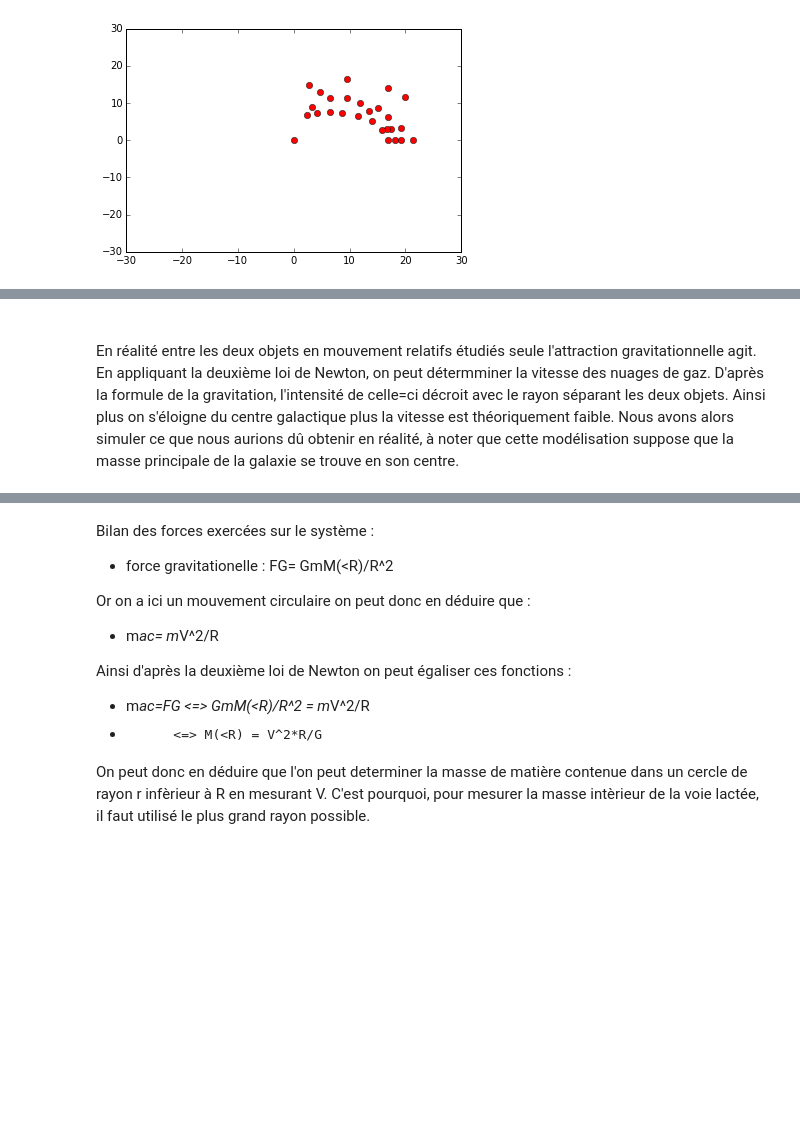
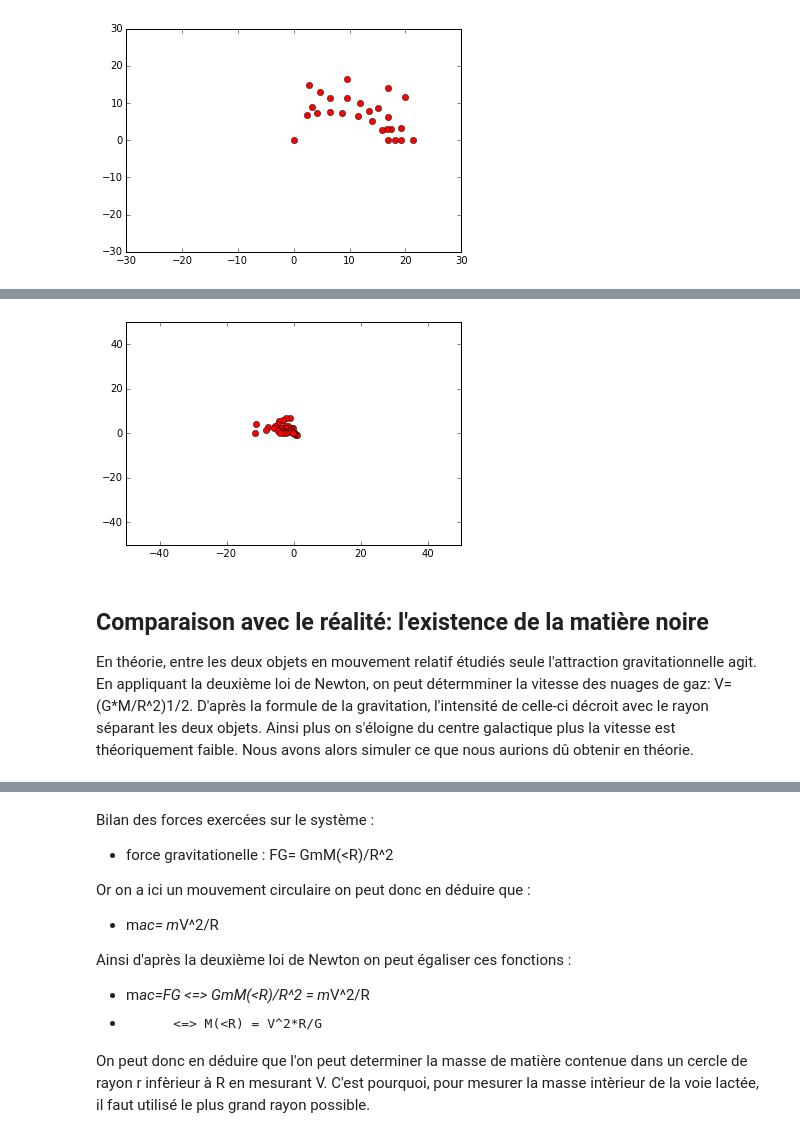
Before and after one commit to ARE-UPMC/are-gravite-2017-black-matiere, a Jupyter notebook: Rapport Final.ipynb, the cells around one changed output, grey strips where cells are left out. Drawn from its saved outputs; the diff is of its cells as text; code cells hidden in the pictures; blank space fills up the shorter version.

```diff
--- a/Rapport Final.ipynb
+++ b/Rapport Final.ipynb
@@ -744,3 +806,70 @@ plt.show()
 [21.3965517241, 19.185714285700001, 18.089743589739999, 16.84821428571, 19.129439698669103, 17.482041753888875, 16.730296687711579, 15.810809137858925, 16.948999480005881, 14.080686550584252, 19.94047 ...
 [0.0, 0.0, 0.0, 0.0, 3.3730363447109708, 3.082555639082543, 2.9500027013010151, 2.787872237836472, 6.1689313113154816, 5.124950782445115, 11.512638151873892, 8.6943028949298427, 7.7712523942429392, 6. ...
 [figure]
+# %%
+#Quadrant III
+%matplotlib inline
+print((positiongaz(180,0)))
+print((positiongaz(190,3)))
+print((positiongaz(190,11)))
+print((positiongaz(200,-8)))
+print((positiongaz(200,10)))
+print((positiongaz(200,26)))
+print((positiongaz(210,15)))
+print((positiongaz(210,26)))
+print((positiongaz(210,41)))
+print((positiongaz(220,4)))
+print((positiongaz(220,17)))
+print((positiongaz(220,33)))
+print((positiongaz(220,43)))
+print((positiongaz(220,58)))
+print((positiongaz(230,4)))
+print((positiongaz(230,19)))
+print((positiongaz(230,38)))
+print((positiongaz(230,51)))
+print((positiongaz(230,69)))
+print((positiongaz(240,19)))
+print((positiongaz(240,67)))
+print((positiongaz(240,84)))
+print((positiongaz(250,11)))
+print((positiongaz(250,20)))
+print((positiongaz(250,62)))
+print((positiongaz(250,75)))
+print((positiongaz(250,90)))
+print((positiongaz(250,103)))
+print((positiongaz(250,122)))
+print((positiongaz(260,11)))
+print((positiongaz(260,47)))
+print((positiongaz(260,57)))
+print((positiongaz(260,81)))
+print((positiongaz(260,110)))
+print((positiongaz(270,-3)))
+print((positiongaz(270,6)))
+print((positiongaz(270,47)))
+print((positiongaz(270,60)))
+print((positiongaz(270,73)))
+print((positiongaz(270,127)))
+
+
+R,l=np.loadtxt('carte3A.txt',skiprows=1,usecols=(0,1),unpack=True)
+R,l
+R0=8.5
+V0=220
+#coordonnées des points:
+rayonsolaire=0
+Lx=[]
+Ly=[]
+
+for i in range (0,len(l)):
+    rayonsolaire=sqrt((R[i]**2)-(R0**2)*sin(math.radians(l[i]-90)))+R0*cos(math.radians(l[i]-90))
+    x=rayonsolaire*cos(math.radians(l[i]-90))
+    Lx.append(x)
+    y=rayonsolaire*sin(math.radians(l[i]-90))
+    Ly.append(y)
+print(Lx)
+print(Ly)
+
+plt.axis([-50,50,-50,50])
+plt.plot(Lx,Ly,'ro')
+plt.show()
+# %% [output]
@@ -746,0 +893 @@ plt.show()
+[figure, added]
@@ -747,5 +973,5 @@ plt.show()
 # %% [markdown]
-##
+## Comparaison avec le réalité: l'existence de la matière noire
 
-En réalité entre les deux objets en mouvement relatifs étudiés seule l'attraction gravitationnelle agit. En appliquant la deuxième loi de Newton, on peut détermminer la vitesse des nuages de gaz. D'après la formule de la gravitation, l'intensité de celle=ci décroit avec le rayon séparant les deux objets. Ainsi plus on s'éloigne du centre galactique plus la vitesse est théoriquement faible. Nous avons alors simuler ce que nous aurions dû obtenir en réalité, à noter que cette modélisation suppose que la masse principale de la galaxie se trouve en son centre.
+En théorie, entre les deux objets en mouvement relatif étudiés seule l'attraction gravitationnelle agit. En appliquant la deuxième loi de Newton, on peut détermminer la vitesse des nuages de gaz: V=(G*M/R^2)1/2. D'après la formule de la gravitation, l'intensité de celle-ci décroit avec le rayon séparant les deux objets. Ainsi plus on s'éloigne du centre galactique plus la vitesse est théoriquement faible. Nous avons alors simuler ce que nous aurions dû obtenir en théorie.
 # %%
```
Also changed, not shown: parts of 19 cells of this notebook.
